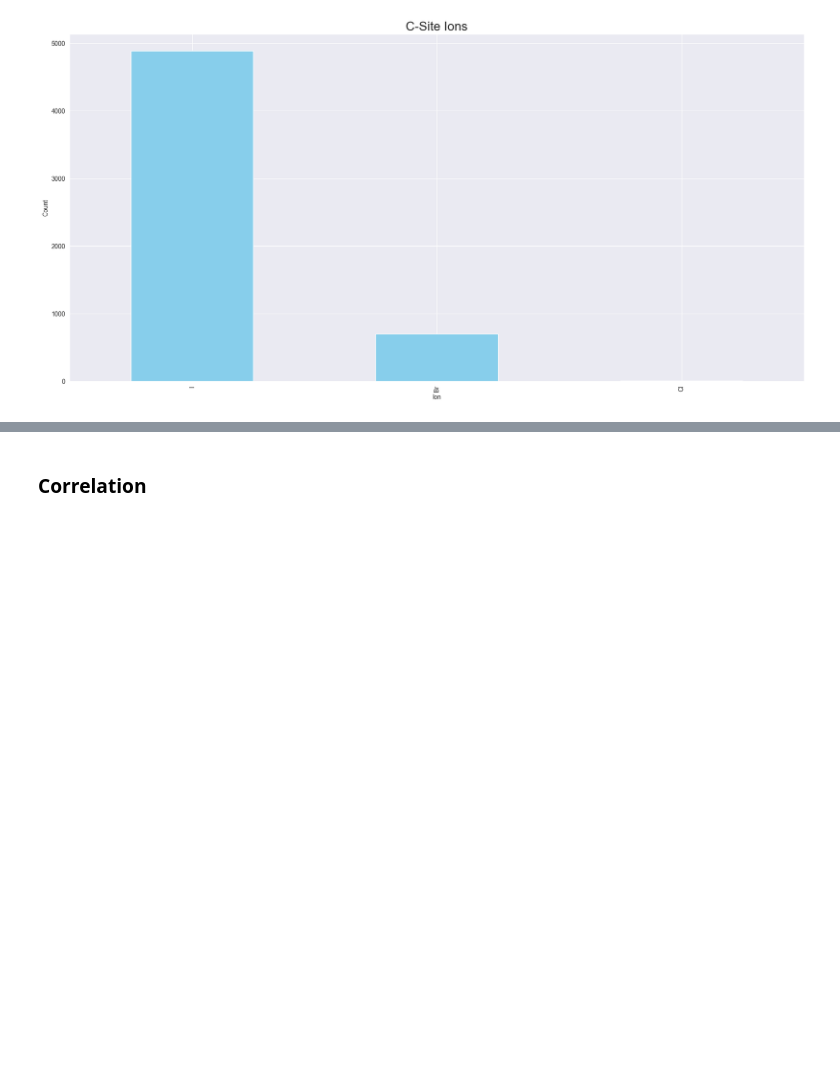
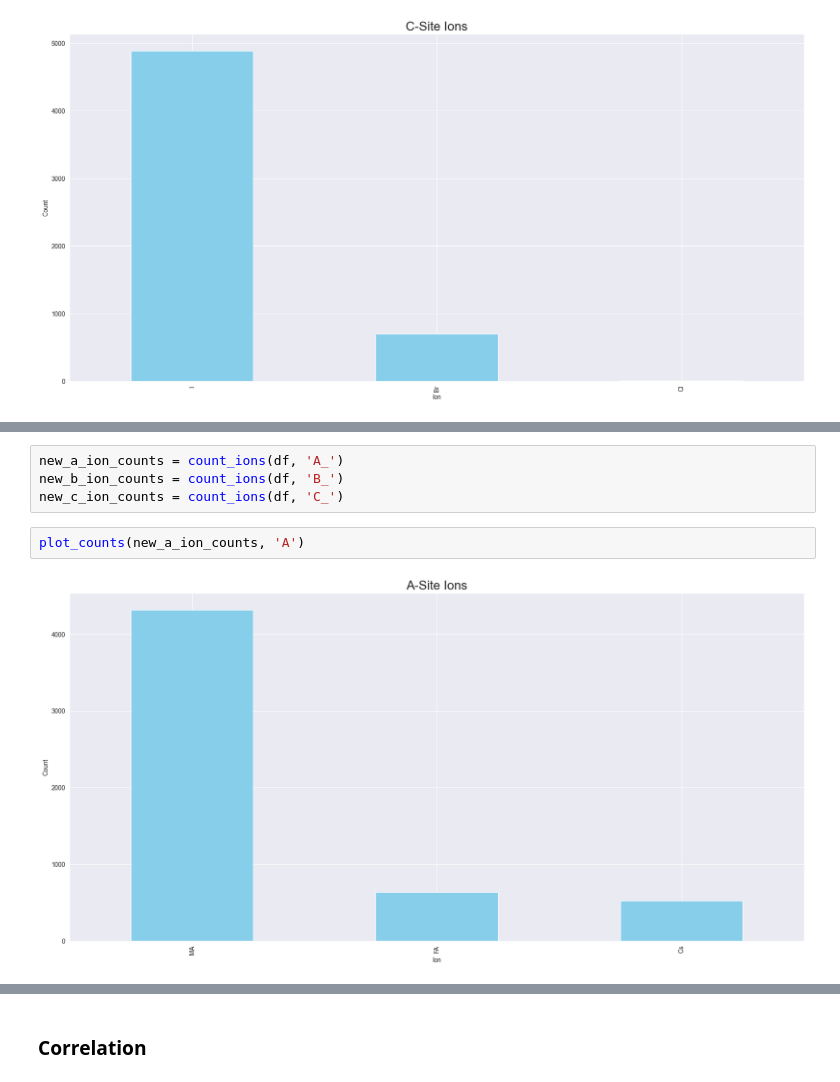
Before and after one commit to armh12/perovskite-data-analysis, a Jupyter notebook: preparation/xgboost_band_gap_model.ipynb, the cells around one changed output, grey strips where cells are left out. Cells and saved outputs as stored; diff of their text form; blank space fills up the shorter version.

```diff
--- a/preparation/xgboost_band_gap_model.ipynb
+++ b/preparation/xgboost_band_gap_model.ipynb
@@ -108,0 +122,8 @@ plot_counts(c_ion_counts, 'C')
+# %%
+new_a_ion_counts = count_ions(df, 'A_')
+new_b_ion_counts = count_ions(df, 'B_')
+new_c_ion_counts = count_ions(df, 'C_')
+# %%
+plot_counts(new_a_ion_counts, 'A')
+# %% [output]
+[figure, added]
```
Also changed, not shown: parts of 21 cells of this notebook, 3 other files.
